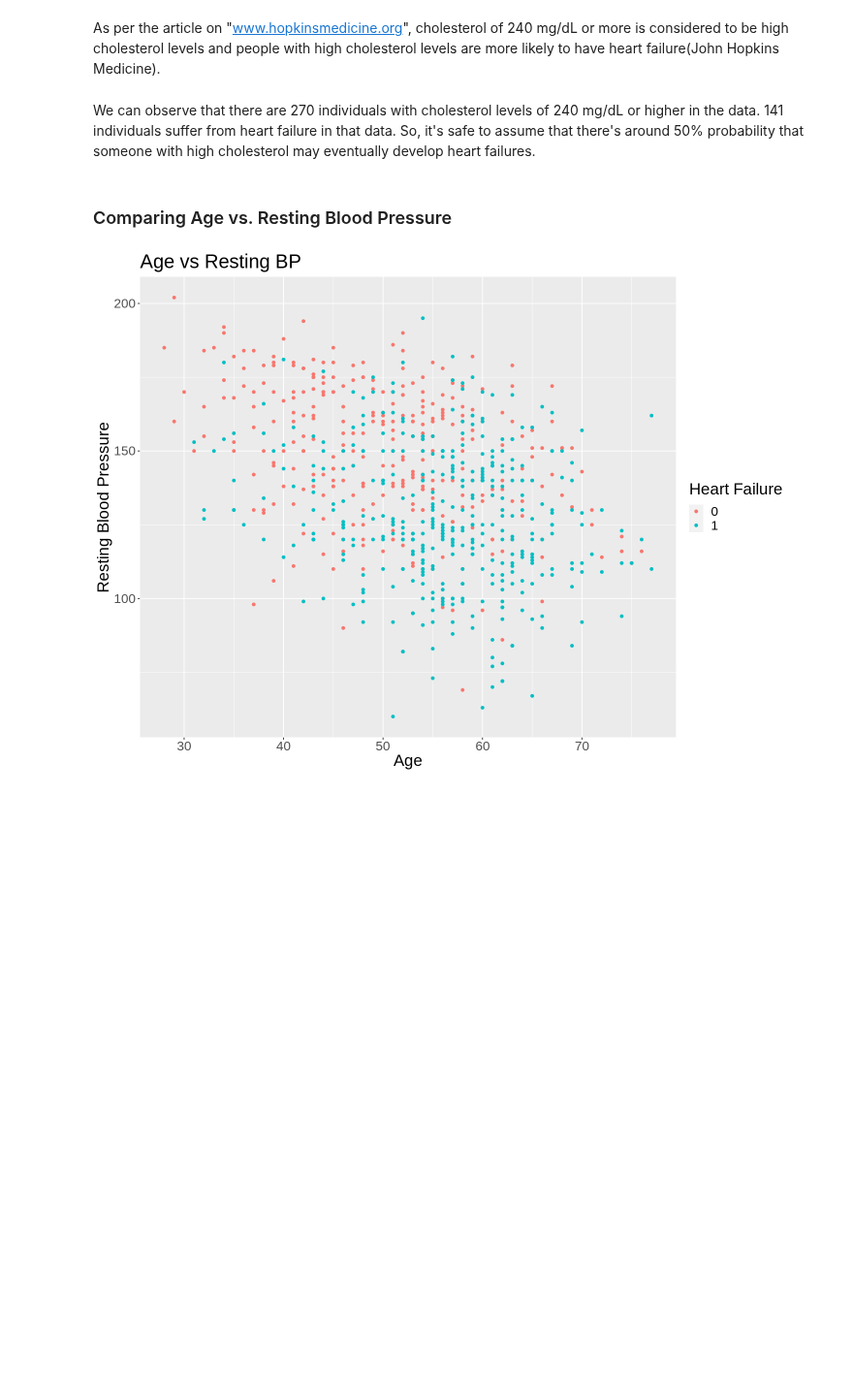
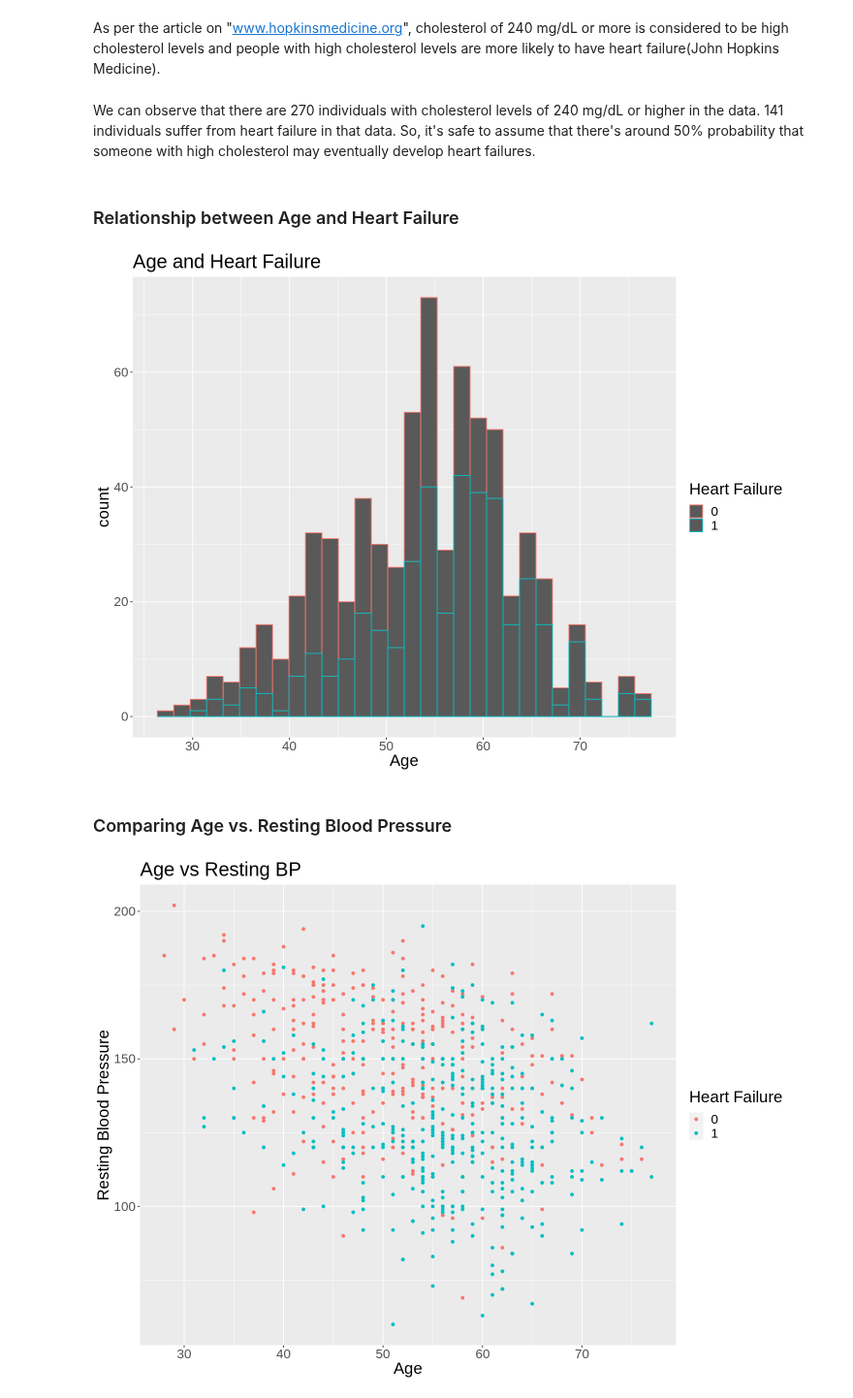
Before and after one commit to sara2815/Heart-Attack-Analysis, a Jupyter notebook: Group-43-Project.ipynb, the cells around one changed output. Shown at 97% size. Cells and saved outputs as stored; diff of their text form; code cells hidden in the pictures; blank space fills up the shorter version.

Commit message:
Graphs added

```diff
--- a/Group-43-Project.ipynb
+++ b/Group-43-Project.ipynb
@@ -198,6 +198,21 @@ A tibble: 2 × 2
 As per the article on "www.hopkinsmedicine.org", cholesterol of 240 mg/dL or more is considered to be high cholesterol levels and people with high cholesterol levels are more likely to have heart failure(John Hopkins Medicine).
 # %% [markdown]
 We can observe that there are 270 individuals with cholesterol levels of 240 mg/dL or higher in the data. 141 individuals suffer from heart failure in that data. So, it's safe to assume that there's around 50% probability that someone with high cholesterol may eventually develop heart failures.
+# %% [markdown]
+### Relationship between Age and Heart Failure ###
+# %%
+options(repr.plot.width = 12, repr.plot.height = 9)
+
+age_plot <- heart_train |>
+    ggplot(aes(x = age, colour = heart_disease)) +
+    geom_histogram(binwidth = 1.7) +
+    labs(x = "Age", colour= "Heart Failure") +
+    ggtitle("Age and Heart Failure") +
+    theme(text = element_text(size=20))
+
+age_plot
+# %% [output]
+[figure, added]
 # %% [markdown]
 ### Comparing Age vs. Resting Blood Pressure
 # %%
```
Also changed, not shown: parts of 2 cells of this notebook.
